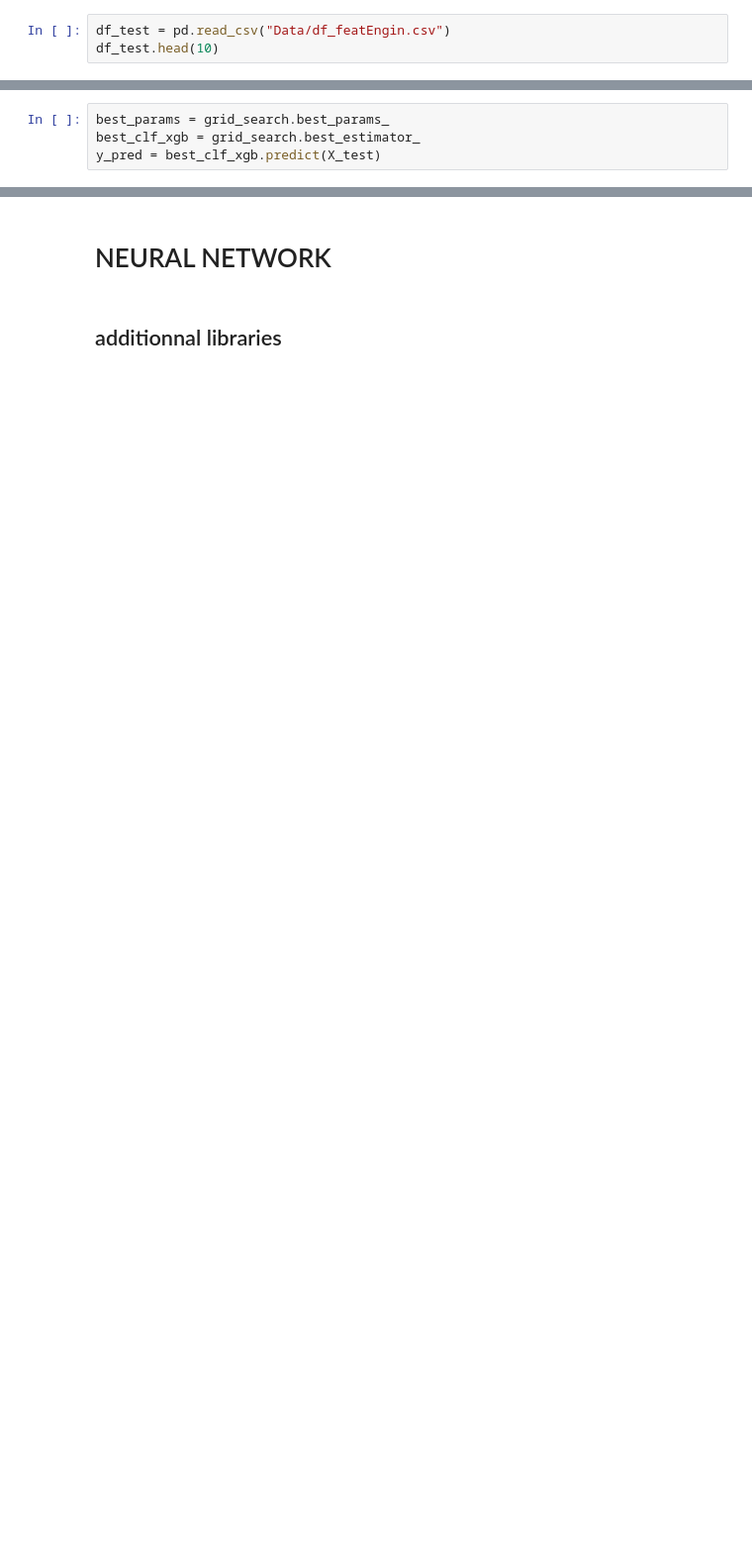
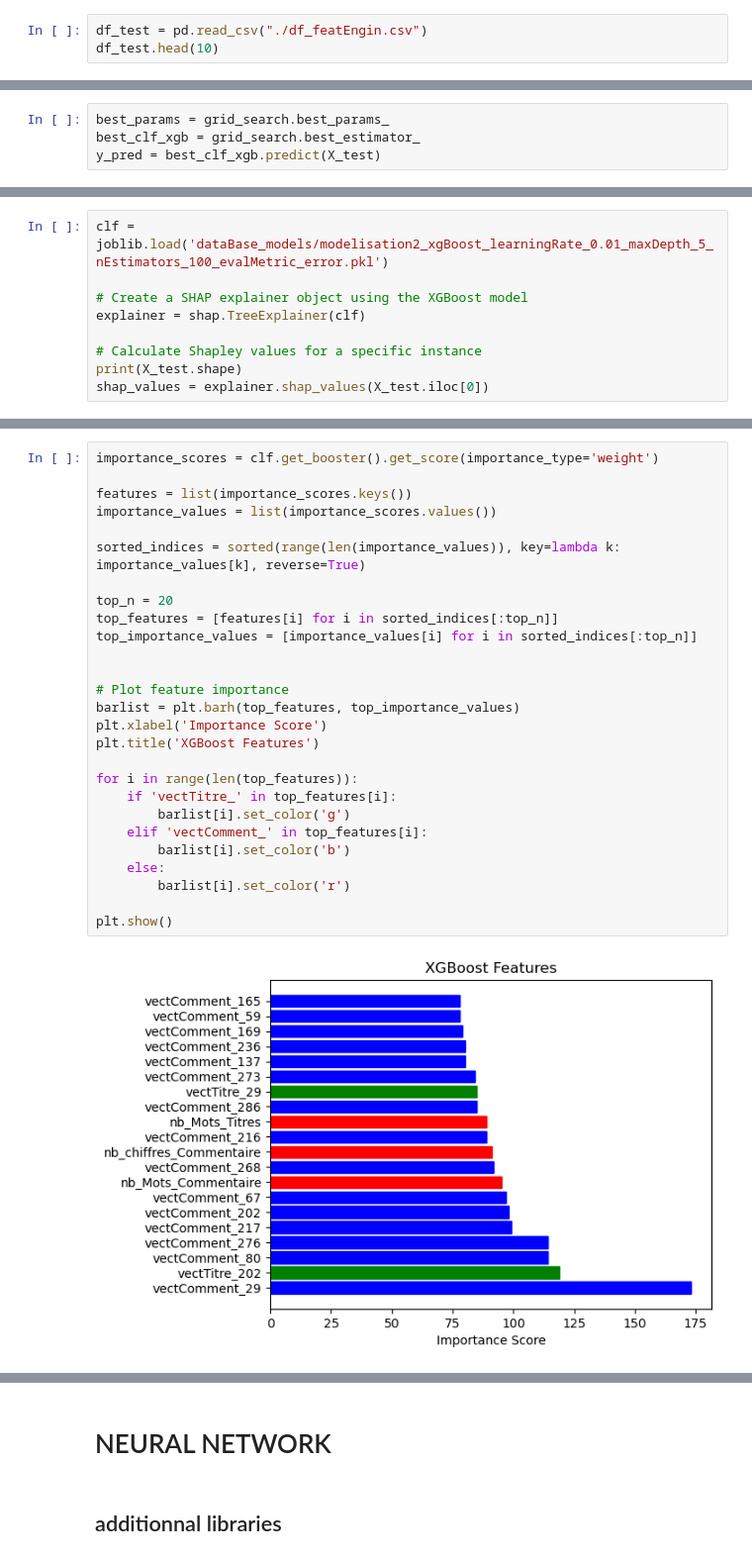
Before and after one commit to Mickael-Galliez/mai23_cds_supply_chain, a Jupyter notebook: Test Joan - Sentiment Prediction - FastText Word Embedding.ipynb, the cells around one changed output, grey strips where cells are left out. Shown at 99% size. Saved outputs shown, nothing was run; the diff lists cells and outputs as text; blank space fills up the shorter version.

```diff
--- a/Test Joan - Sentiment Prediction - FastText Word Embedding.ipynb
+++ b/Test Joan - Sentiment Prediction - FastText Word Embedding.ipynb
@@ -32,5 +33,5 @@ Autosave disabled
 # %%
-df_test = pd.read_csv("Data/df_featEngin.csv")
+df_test = pd.read_csv("./df_featEngin.csv")
 df_test.head(10)
 # %% [output]
 |  | index | Nombre_avis_publie | Note | Titres | Commentaire | Verifications | longCommentaire | ... |
@@ -243,0 +313,9 @@ Confusion Matrix:
+# %%
+clf = joblib.load('dataBase_models/modelisation2_xgBoost_learningRate_0.01_maxDepth_5_nEstimators_100_evalMetric_error.pkl')
+
+# Create a SHAP explainer object using the XGBoost model
+explainer = shap.TreeExplainer(clf)
+
+# Calculate Shapley values for a specific instance
+print(X_test.shape)
+shap_values = explainer.shap_values(X_test.iloc[0])
@@ -243,0 +325,29 @@ Confusion Matrix:
+# %%
+importance_scores = clf.get_booster().get_score(importance_type='weight')
+
+features = list(importance_scores.keys())
+importance_values = list(importance_scores.values())
+
+sorted_indices = sorted(range(len(importance_values)), key=lambda k: importance_values[k], reverse=True)
+
+top_n = 20
+top_features = [features[i] for i in sorted_indices[:top_n]]
+top_importance_values = [importance_values[i] for i in sorted_indices[:top_n]]
+
+
+# Plot feature importance
+barlist = plt.barh(top_features, top_importance_values)
+plt.xlabel('Importance Score')
+plt.title('XGBoost Features')
+
+for i in range(len(top_features)):
+    if 'vectTitre_' in top_features[i]:
+        barlist[i].set_color('g')
+    elif 'vectComment_' in top_features[i]:
+        barlist[i].set_color('b')
+    else:
+        barlist[i].set_color('r')
+
+plt.show()
+# %% [output]
+[figure, added]
```
Also changed, not shown: parts of 58 cells of this notebook.
